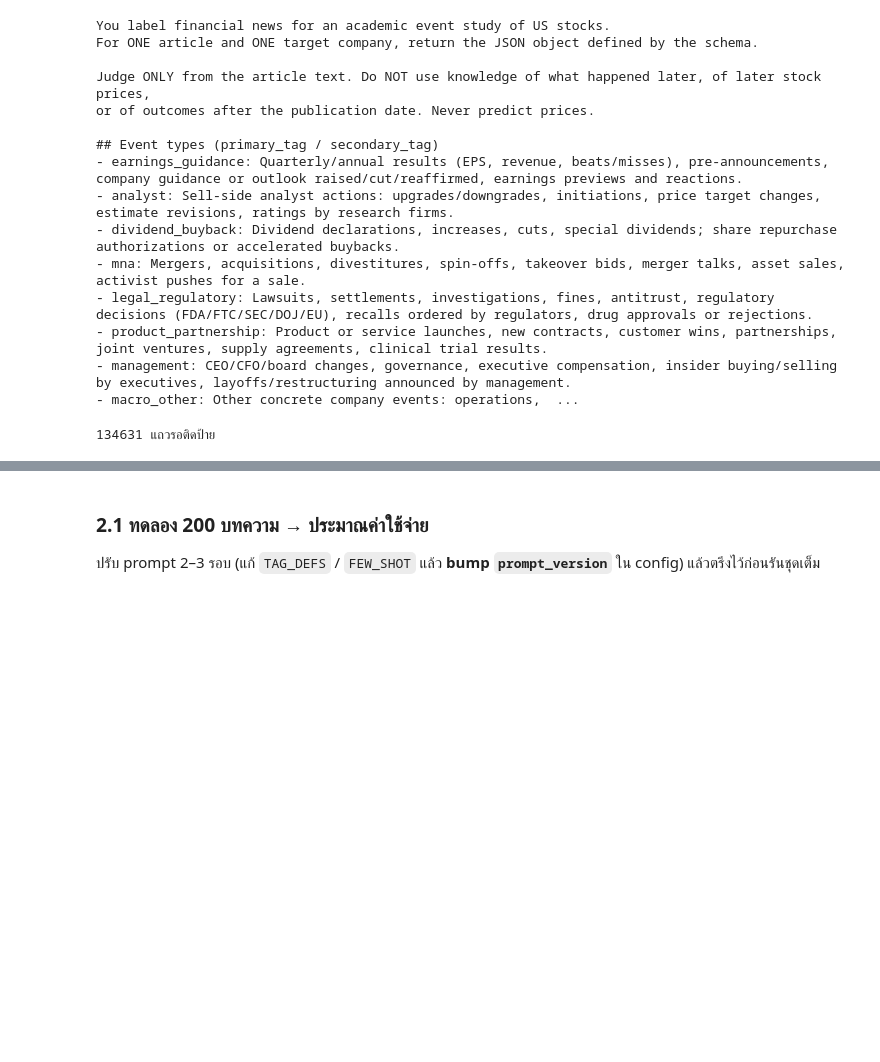
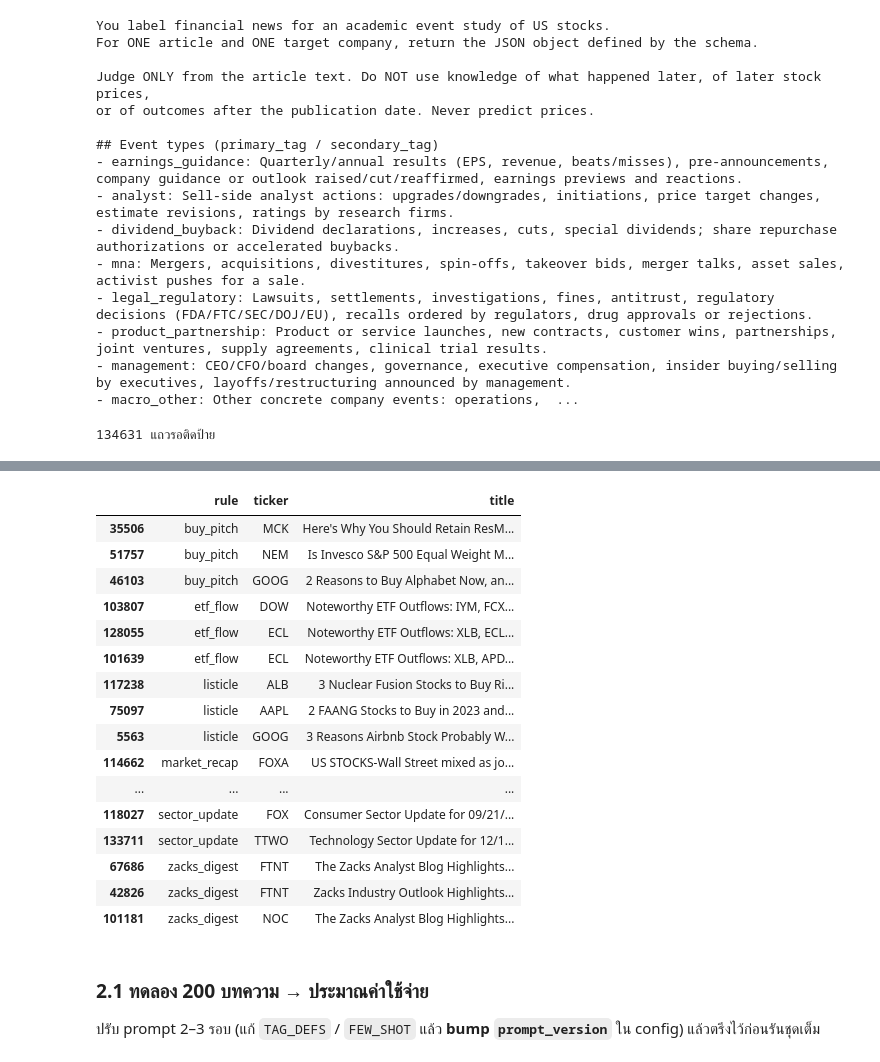
Before and after one commit to PheeJaChop/BuyTheRumor, a Jupyter notebook: BuyTheRumor.ipynb, the cells around one changed output, grey strips where cells are left out. Saved outputs shown, nothing was run; the diff lists cells and outputs as text; code cells hidden in the pictures; blank space fills up the shorter version.

Commit message:
add title filter

```diff
--- a/BuyTheRumor.ipynb
+++ b/BuyTheRumor.ipynb
@@ -80,6 +80,7 @@ CFG = dict(
     content_chars=2500,
     llm_workers=8,
     llm_limit=None,            # None = ทุกแถว
+    title_filter=True,         # กรองข่าวขยะจากหัวข่าวก่อนส่ง LLM (ส่วน 2.0)
     llm_budget_usd=40.0,       # ประมาณค่าใช้จ่ายเกินนี้ -> หยุดก่อนรันชุดเต็ม
     # ---- ขั้นตอนที่ 3
     embed_model="sentence-transformers/all-MiniLM-L6-v2",
@@ -853,0 +861,72 @@ print(len(news), "แถวรอติดป้าย")
+# %%
+# (ชื่อกฎ, ป้ายขยะที่ใส่ให้, regex บนหัวข่าวตัวพิมพ์เล็ก, ยกเว้นถ้าหัวข่าวมีชื่อ/ticker ของบริษัทเป้าหมาย)
+TITLE_RULES = [
+    ("quant_screen",  "promotional",      r"guru fundamental report|validea|detailed fundamental analysis|peter lynch|quantitative stock analysis", False),
+    ("sector_update", "price_commentary", r"\bsector update\b", False),
+    ("most_active",   "price_commentary", r"(?:after hours|after-hours|pre-market|premarket) most active", False),
+    ("etf_flow",      "price_commentary", r"(?:notable|noteworthy) etf (?:inflow|outflow)", False),
+    ("options",       "price_commentary", r"(?:notable|noteworthy) \w+ option activity|unusual (?:put|call) option|put and call options|implied volatility", False),
+    ("market_recap",  "price_commentary", r"^us stocks[- ]|^buzz-u\.s\. stocks|^stock market news for", True),
+    ("zacks_digest",  "promotional",      r"zacks analyst blog|zacks industry outlook|zacks investment ideas|top (?:analyst|stock|research) reports for", False),
+    ("listicle",      "promotional",      r"^(?:top )?\d+ [\w\s'-]{0,40}\bstocks?\b|dividend aristocrats|^if you invested \$|most undervalued", False),
+    ("buy_pitch",     "promotional",      r"should you invest in|here's why you should (?:buy|add|hold|retain|consider)|reasons to (?:buy|own|add)|a strong etf right now", False),
+]
+TITLE_RULE_TAG = {name: tag for name, tag, _, _ in TITLE_RULES}
+
+
+def _short_name(name) -> str:
+    w = re.sub(r"[^a-z0-9 ]", " ", str(name or "").lower()).split()
+    return w[0] if w and len(w[0]) >= 3 else ""
+
+
+def title_filter_rule(df: pd.DataFrame) -> pd.Series:
+    # ชื่อกฎแรกที่หัวข่าวตรง (None = ไม่ถูกกรอง ส่งให้ LLM)
+    t = df["title"].fillna("").str.lower()
+    out = pd.Series(None, index=df.index, dtype=object)
+    for name, _, rx, exc in TITLE_RULES:
+        hit = out.isna() & t.str.contains(rx, regex=True)
+        if exc and hit.any():               # ข่าวรวมตลาดที่ระบุชื่อบริษัทเป้าหมายในหัวข่าว -> ไม่กรอง (อาจเป็นข่าวของบริษัทนี้)
+            names = (df["company"] if "company" in df else pd.Series("", index=df.index)).map(_short_name)
+            own = [bool((n and re.search(r"\b" + re.escape(n), s)) or re.search(r"\b" + re.escape(str(k).lower()) + r"\b", s))
+                   for s, n, k in zip(t[hit], names[hit], df.loc[hit, "ticker"])]
+            hit.loc[hit] = ~np.array(own, dtype=bool)
+        out[hit] = name
+    return out
+
+
+def title_filter_labels(df: pd.DataFrame, rule: pd.Series) -> pd.DataFrame:
+    # ป้ายของแถวที่ถูกกรอง (ไม่เรียก LLM): ขยะ ไม่เกี่ยวข้อง ไม่สำคัญ เป็นกลาง
+    d = df.loc[rule.notna(), ["row_id", "title"]]
+    r = rule[rule.notna()]
+    return pd.DataFrame({
+        "row_id": d["row_id"].to_numpy(), "model": "title_filter", "prompt_version": "title_filter",
+        "cost": 0.0, "reasoning": ("title_filter:" + r).to_numpy(), "relevant": False, "important": False,
+        "sentiment": 0, "summary": d["title"].to_numpy(), "primary_tag": r.map(TITLE_RULE_TAG).to_numpy(),
+        "secondary_tag": "none", "scheduled": False, "quantified": False, "rumor": False,
+    })
+
+
+TF_RULE = title_filter_rule(news) if C.title_filter else pd.Series(None, index=news.index, dtype=object)
+NEWS_LLM = news[TF_RULE.isna()]            # แถวที่ต้องส่ง LLM
+print(f"ตัวกรองหัวข่าว: {'เปิด' if C.title_filter else 'ปิด'} | กรองออก {TF_RULE.notna().sum():,}/{len(news):,} "
+      f"({TF_RULE.notna().mean():.1%}) | ส่ง LLM {len(NEWS_LLM):,} แถว")
+display(TF_RULE.value_counts().rename("n").to_frame().T)
+
+# ตรวจกับ hand label: ต้องไม่ทิ้งข่าวที่คนเลือกเก็บ (relevant & important)
+if P("hand_labels.csv").exists():
+    _h = pd.read_csv(P("hand_labels.csv"))
+    _h["company"] = _h["ticker"].map(news.drop_duplicates("ticker").set_index("ticker")["company"])
+    _hr = title_filter_rule(_h)
+    _t = lambda s: s.astype(str).str.lower().isin(["1", "1.0", "true", "yes", "y"])     # noqa: E731
+    _keep, _junk = _t(_h["hand_relevant"]) & _t(_h["hand_important"]), _h["hand_primary_tag"].isin(JUNK_TAGS)
+    print(f"hand label: กรองออก {_hr.notna().sum()}/{len(_h)} | ข่าวที่คนเก็บแต่ถูกกรอง {int((_hr.notna() & _keep).sum())} (ต้องเป็น 0) "
+          f"| จับข่าวขยะได้ {int((_hr.notna() & _junk).sum())}/{int(_junk.sum())}")
+    _bad = _h[_hr.notna() & ~_junk]
+    if len(_bad):
+        display(_bad[["ticker", "title", "hand_primary_tag", "hand_relevant", "hand_important"]].assign(rule=_hr[_bad.index]))
+
+# สุ่มดูหัวข่าวที่ถูกกรอง กฎละ 3 ข่าว (ให้ A ตรวจว่าไม่มีข่าวจริงหลุดมา)
+_s = news.assign(rule=TF_RULE).dropna(subset=["rule"])
+display(_s.groupby("rule").sample(n=3, replace=False, random_state=0)[["rule", "ticker", "title"]] if _s["rule"].value_counts().min() >= 3
+        else _s.groupby("rule").head(3)[["rule", "ticker", "title"]])
+# %% [output]
@@ -854,3 +939,20 @@ print(len(news), "แถวรอติดป้าย")
+|  | rule | ticker | title |
+| 35506 | buy_pitch | MCK | Here's Why You Should Retain ResM... |
+| 51757 | buy_pitch | NEM | Is Invesco S&P 500 Equal Weight M... |
+| 46103 | buy_pitch | GOOG | 2 Reasons to Buy Alphabet Now, an... |
+| 103807 | etf_flow | DOW | Noteworthy ETF Outflows: IYM, FCX... |
+| 128055 | etf_flow | ECL | Noteworthy ETF Outflows: XLB, ECL... |
+| 101639 | etf_flow | ECL | Noteworthy ETF Outflows: XLB, APD... |
+| 117238 | listicle | ALB | 3 Nuclear Fusion Stocks to Buy Ri... |
+| 75097 | listicle | AAPL | 2 FAANG Stocks to Buy in 2023 and... |
+| 5563 | listicle | GOOG | 3 Reasons Airbnb Stock Probably W... |
+| 114662 | market_recap | FOXA | US STOCKS-Wall Street mixed as jo... |
+| ... | ... | ... | ... |
+| 118027 | sector_update | FOX | Consumer Sector Update for 09/21/... |
+| 133711 | sector_update | TTWO | Technology Sector Update for 12/1... |
+| 67686 | zacks_digest | FTNT | The Zacks Analyst Blog Highlights... |
+| 42826 | zacks_digest | FTNT | Zacks Industry Outlook Highlights... |
+| 101181 | zacks_digest | NOC | The Zacks Analyst Blog Highlights... |
 # %% [markdown]
 ### 2.1 ทดลอง 200 บทความ → ประมาณค่าใช้จ่าย
 ปรับ prompt 2–3 รอบ (แก้ `TAG_DEFS` / `FEW_SHOT` แล้ว **bump `prompt_version`** ใน config) แล้วตรึงไว้ก่อนรันชุดเต็ม
```
Also changed, not shown: parts of 4 cells of this notebook.
